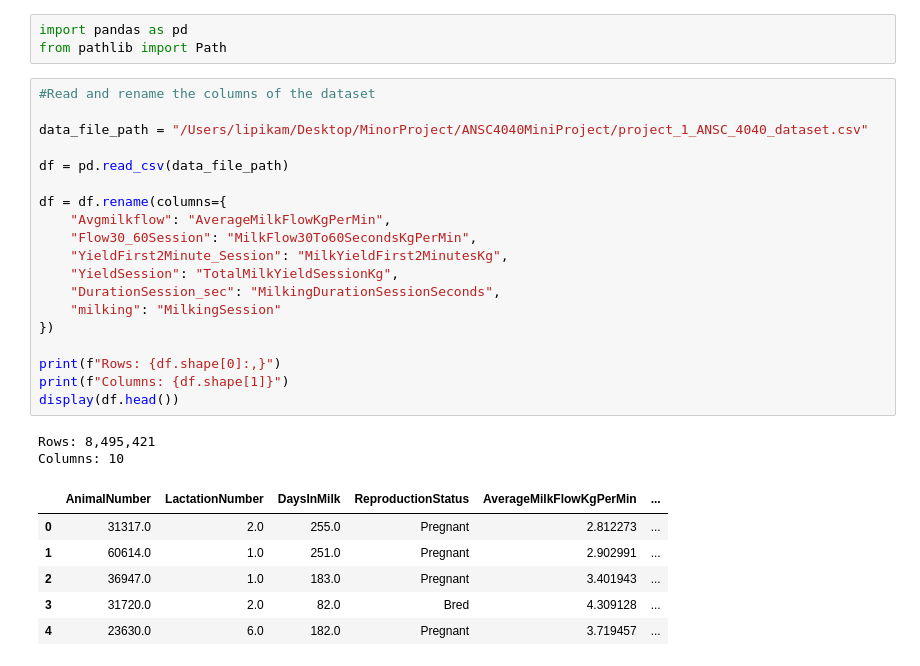
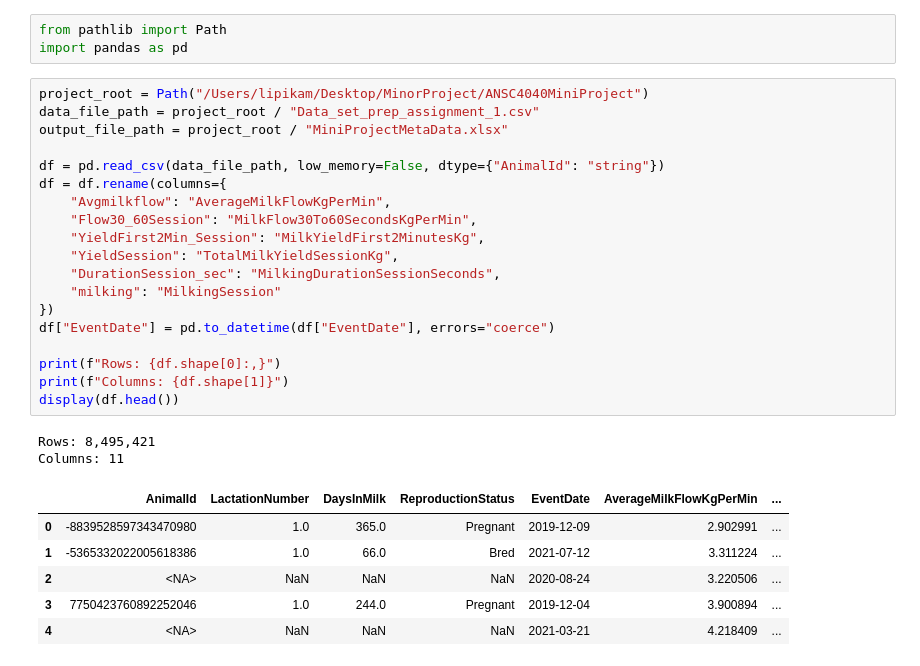
Before and after one commit to lipikamallikarjuna/ANSC4040MiniProject, a Jupyter notebook: notebooks/MetaDataTableCreation.ipynb, the cells around one changed output. Saved outputs shown, nothing was run; the diff lists cells and outputs as text.

Commit message:
Data Analysis and Exploration

```diff
--- a/notebooks/MetaDataTableCreation.ipynb
+++ b/notebooks/MetaDataTableCreation.ipynb
@@ -1,32 +1,32 @@
-# %%
-import pandas as pd
-from pathlib import Path
+# %%
+from pathlib import Path
+import pandas as pd
 # %%
-#Read and rename the columns of the dataset
+project_root = Path("/Users/lipikam/Desktop/MinorProject/ANSC4040MiniProject")
+data_file_path = project_root / "Data_set_prep_assignment_1.csv"
+output_file_path = project_root / "MiniProjectMetaData.xlsx"
 
-data_file_path = "/Users/lipikam/Desktop/MinorProject/ANSC4040MiniProject/project_1_ANSC_4040_dataset.csv"
-
-df = pd.read_csv(data_file_path)
-
+df = pd.read_csv(data_file_path, low_memory=False, dtype={"AnimalId": "string"})
 df = df.rename(columns={
     "Avgmilkflow": "AverageMilkFlowKgPerMin",
     "Flow30_60Session": "MilkFlow30To60SecondsKgPerMin",
-    "YieldFirst2Minute_Session": "MilkYieldFirst2MinutesKg",
+    "YieldFirst2Min_Session": "MilkYieldFirst2MinutesKg",
     "YieldSession": "TotalMilkYieldSessionKg",
     "DurationSession_sec": "MilkingDurationSessionSeconds",
     "milking": "MilkingSession"
 })
+df["EventDate"] = pd.to_datetime(df["EventDate"], errors="coerce")
 
 print(f"Rows: {df.shape[0]:,}")
 print(f"Columns: {df.shape[1]}")
 display(df.head())
 # %% [output]
 Rows: 8,495,421
-Columns: 10
+Columns: 11
-|  | AnimalNumber | LactationNumber | DaysInMilk | ReproductionStatus | AverageMilkFlowKgPerMin | ... |
-| 0 | 31317.0 | 2.0 | 255.0 | Pregnant | 2.812273 | ... |
-| 1 | 60614.0 | 1.0 | 251.0 | Pregnant | 2.902991 | ... |
-| 2 | 36947.0 | 1.0 | 183.0 | Pregnant | 3.401943 | ... |
-| 3 | 31720.0 | 2.0 | 82.0 | Bred | 4.309128 | ... |
-| 4 | 23630.0 | 6.0 | 182.0 | Pregnant | 3.719457 | ... |
+|  | AnimalId | LactationNumber | DaysInMilk | ReproductionStatus | EventDate | AverageMilkFlowKgPerMin | ... |
+| 0 | -8839528597343470980 | 1.0 | 365.0 | Pregnant | 2019-12-09 | 2.902991 | ... |
+| 1 | -5365332022005618386 | 1.0 | 66.0 | Bred | 2021-07-12 | 3.311224 | ... |
+| 2 | <NA> | NaN | NaN | NaN | 2020-08-24 | 3.220506 | ... |
+| 3 | 7750423760892252046 | 1.0 | 244.0 | Pregnant | 2019-12-04 | 3.900894 | ... |
+| 4 | <NA> | NaN | NaN | NaN | 2021-03-21 | 4.218409 | ... |
 # %%
```
Also changed, not shown: parts of 2 cells of this notebook, 3 other files.
